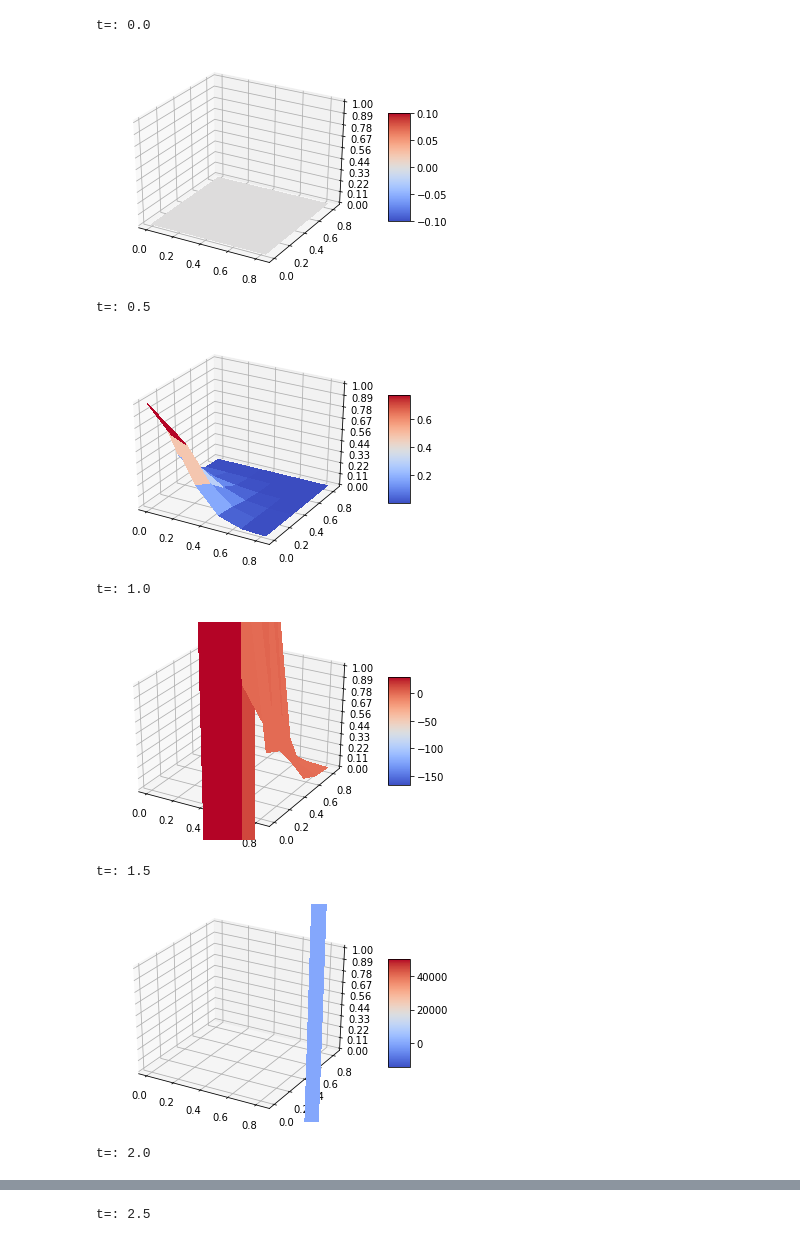
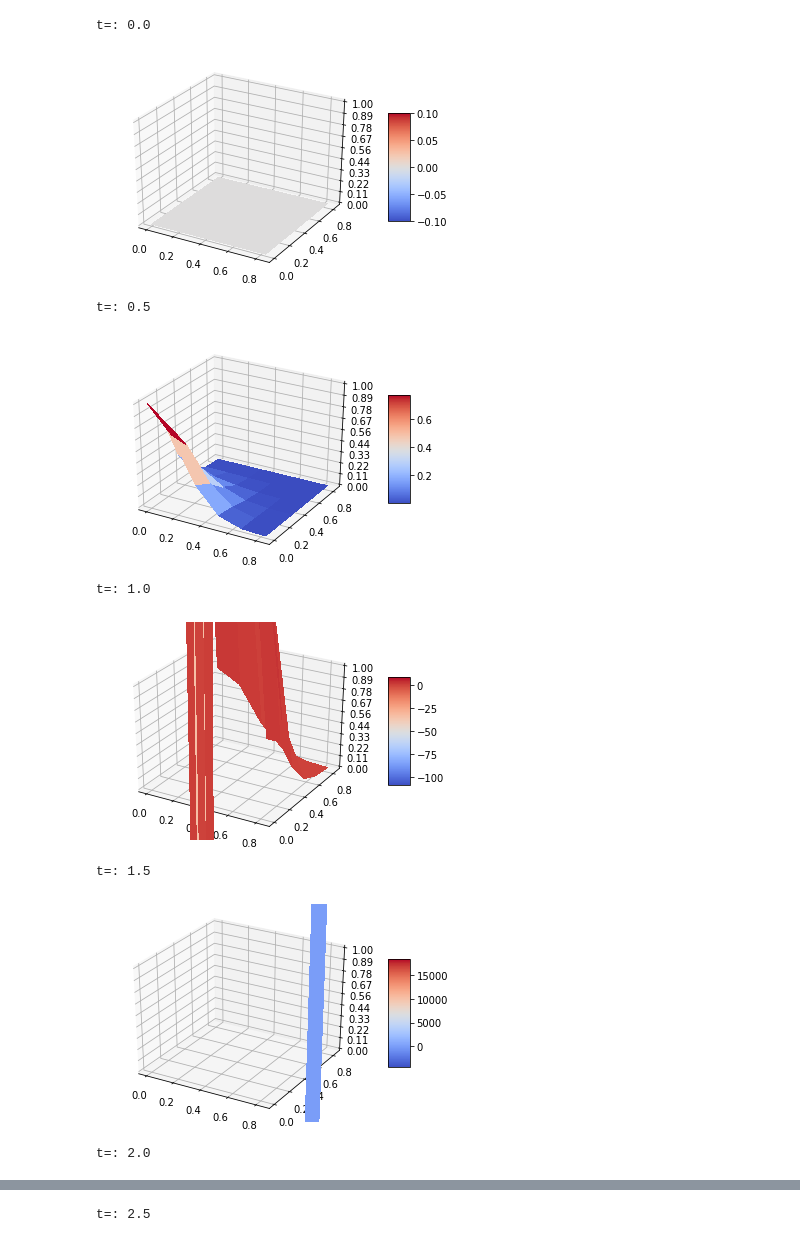
Before and after one commit to oburckard/PFE, a Jupyter notebook: PFE_V3.ipynb, the cells around one changed output, grey strips where cells are left out. Cells and saved outputs as stored; diff of their text form; code cells hidden in the pictures.

```diff
--- a/PFE_V3.ipynb
+++ b/PFE_V3.ipynb
@@ -77,35 +77,35 @@ for i in range(0,N):
 
 
 #Représentation graphique
 for tp in range(0,10):
   fig = plt.figure()
   ax = fig.gca(projection='3d')
 
   # Pour afficher la surface
   X, Y = np.meshgrid(xi, yj)
   surf = ax.plot_surface(X, Y, F_nm1, cmap=cm.coolwarm,linewidth=0, antialiased=False)
 
   # Pour "choisir" les valeurs de l'axe des z affichées
   ax.set_zlim(0, 1)
   ax.zaxis.set_major_locator(LinearLocator(10))
   ax.zaxis.set_major_formatter(FormatStrFormatter('%.02f'))
 
   # Légende des couleurs avec leurs valeurs
   fig.colorbar(surf, shrink=0.5, aspect=5)
   print('t=:',t[tp])
   plt.show()
 
   #Pour déterminer la position à l'instant suivant
-  F_np1 = -F_nm1+np.dot(Mat1,F_n)+np.dot(F_n.T,Mat2)
+  F_np1 = -F_nm1+np.dot(Mat1,F_n)+np.dot(F_n,Mat2)
   F_nm1 = F_n
   F_n = F_np1
 # %% [output]
 t=: 0.0
 [figure]
 t=: 0.5
 [figure]
 t=: 1.0
-[figure, old version]
+[figure, new version]
 t=: 1.5
-[figure, old version]
+[figure, new version]
 t=: 2.0
```
Also changed, not shown: parts of 1 cell of this notebook.
